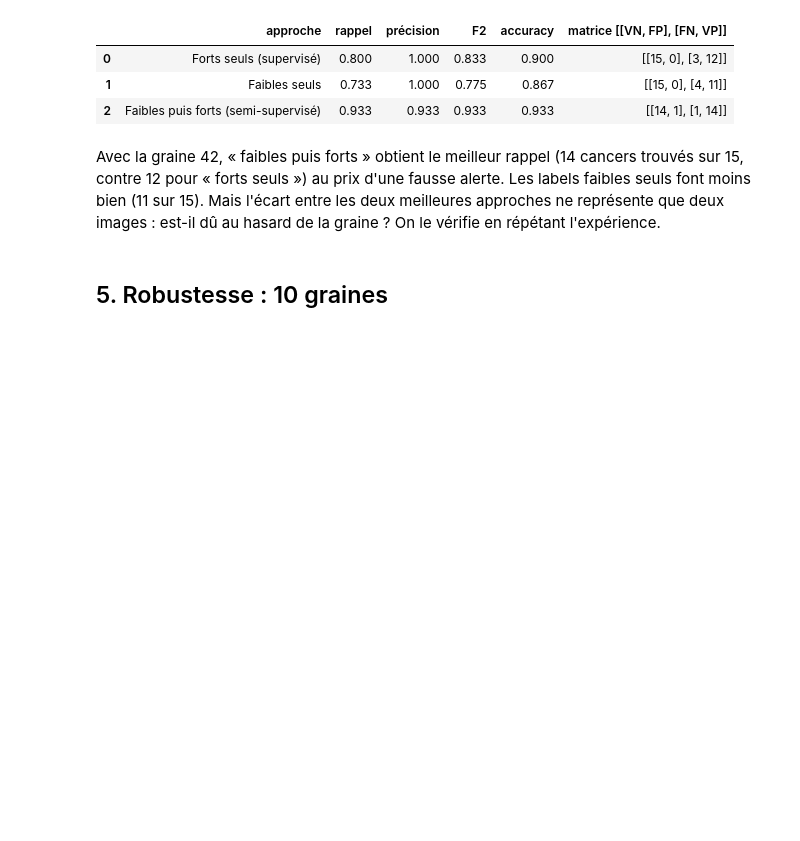
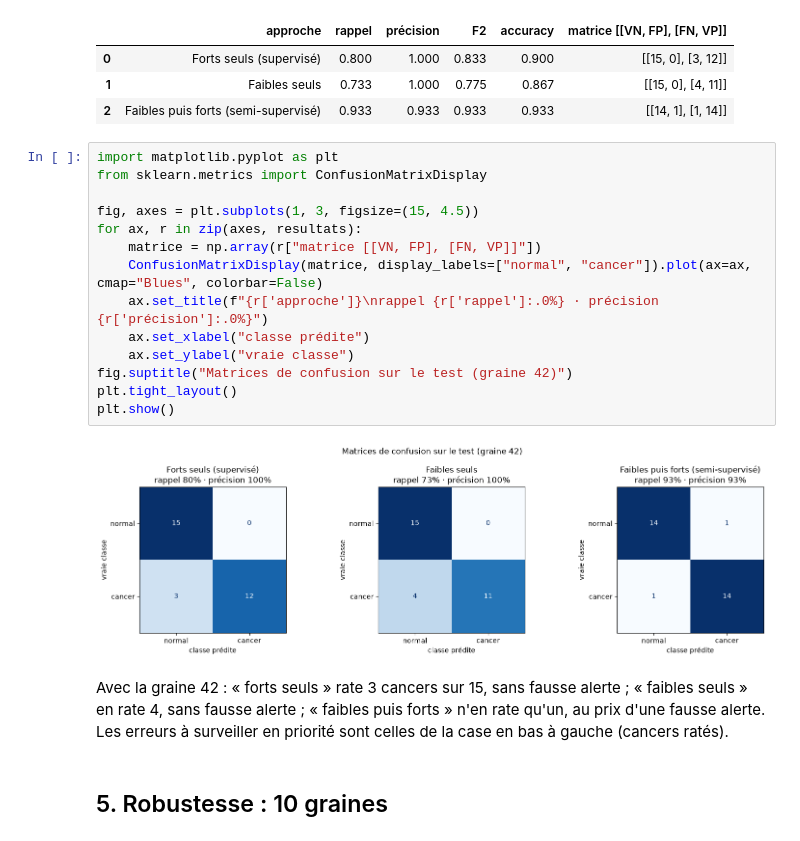
Before and after one commit to matthieudevivie/Projet-7---Labellisez-et-appliquez-des-approches-semi-supervisees-en-traitement-d-images, a Jupyter notebook: notebooks/04_semi_supervise.ipynb, the cells around one changed output. Drawn from its saved outputs; the diff is of its cells as text; blank space fills up the shorter version.

```diff
--- a/notebooks/04_semi_supervise.ipynb
+++ b/notebooks/04_semi_supervise.ipynb
@@ -154,8 +162,24 @@ pd.DataFrame(resultats).round(3)
 | 0 | Forts seuls (supervisé) | 0.800 | 1.000 | 0.833 | 0.900 | [[15, 0], [3, 12]] |
 | 1 | Faibles seuls | 0.733 | 1.000 | 0.775 | 0.867 | [[15, 0], [4, 11]] |
 | 2 | Faibles puis forts (semi-supervisé) | 0.933 | 0.933 | 0.933 | 0.933 | [[14, 1], [1, 14]] |
+# %%
+import matplotlib.pyplot as plt
+from sklearn.metrics import ConfusionMatrixDisplay
+
+fig, axes = plt.subplots(1, 3, figsize=(15, 4.5))
+for ax, r in zip(axes, resultats):
+    matrice = np.array(r["matrice [[VN, FP], [FN, VP]]"])
+    ConfusionMatrixDisplay(matrice, display_labels=["normal", "cancer"]).plot(ax=ax, cmap="Blues", colorbar=False)
+    ax.set_title(f"{r['approche']}\nrappel {r['rappel']:.0%} · précision {r['précision']:.0%}")
+    ax.set_xlabel("classe prédite")
+    ax.set_ylabel("vraie classe")
+fig.suptitle("Matrices de confusion sur le test (graine 42)")
+plt.tight_layout()
+plt.show()
+# %% [output]
+[figure, added]
 # %% [markdown]
-Avec la graine 42, « faibles puis forts » obtient le meilleur rappel (14 cancers trouvés sur 15, contre 12 pour « forts seuls ») au prix d'une fausse alerte. Les labels faibles seuls font moins bien (11 sur 15). Mais l'écart entre les deux meilleures approches ne représente que deux images : est-il dû au hasard de la graine ? On le vérifie en répétant l'expérience.
+Avec la graine 42 : « forts seuls » rate 3 cancers sur 15, sans fausse alerte ; « faibles seuls » en rate 4, sans fausse alerte ; « faibles puis forts » n'en rate qu'un, au prix d'une fausse alerte. Les erreurs à surveiller en priorité sont celles de la case en bas à gauche (cancers ratés).
 # %% [markdown]
 ## 5. Robustesse : 10 graines
 # %% [markdown]
```
Also changed, not shown: parts of 5 cells of this notebook, 2 other files.
